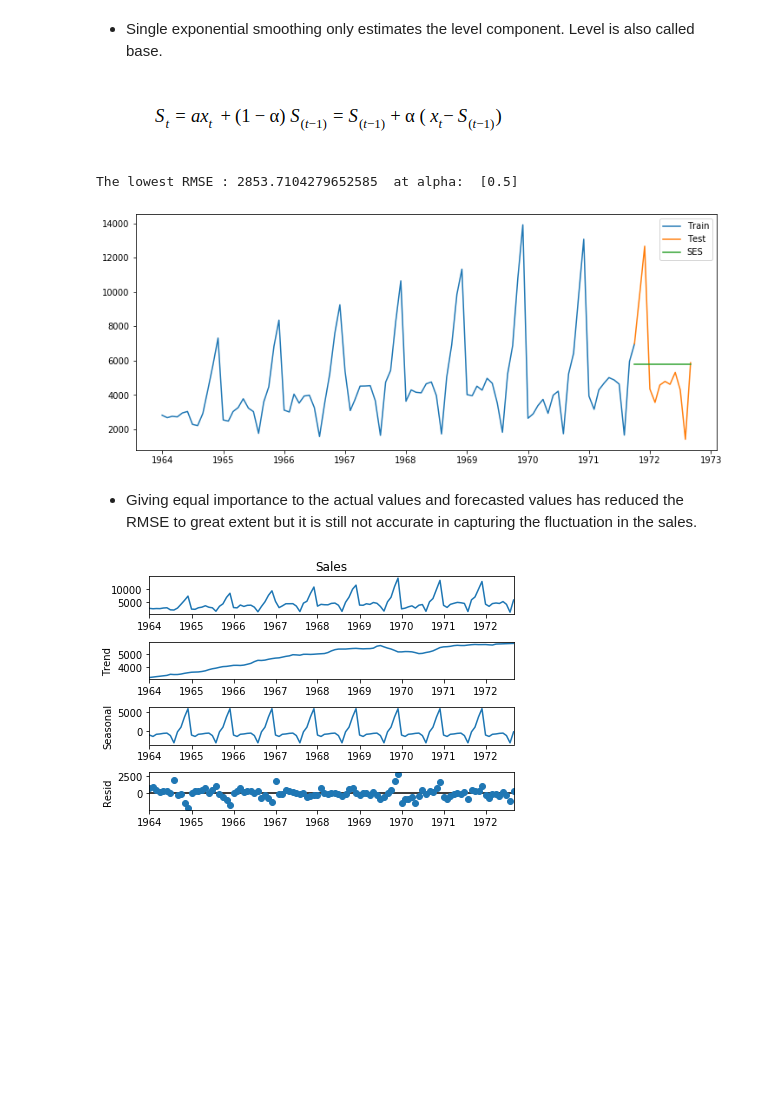
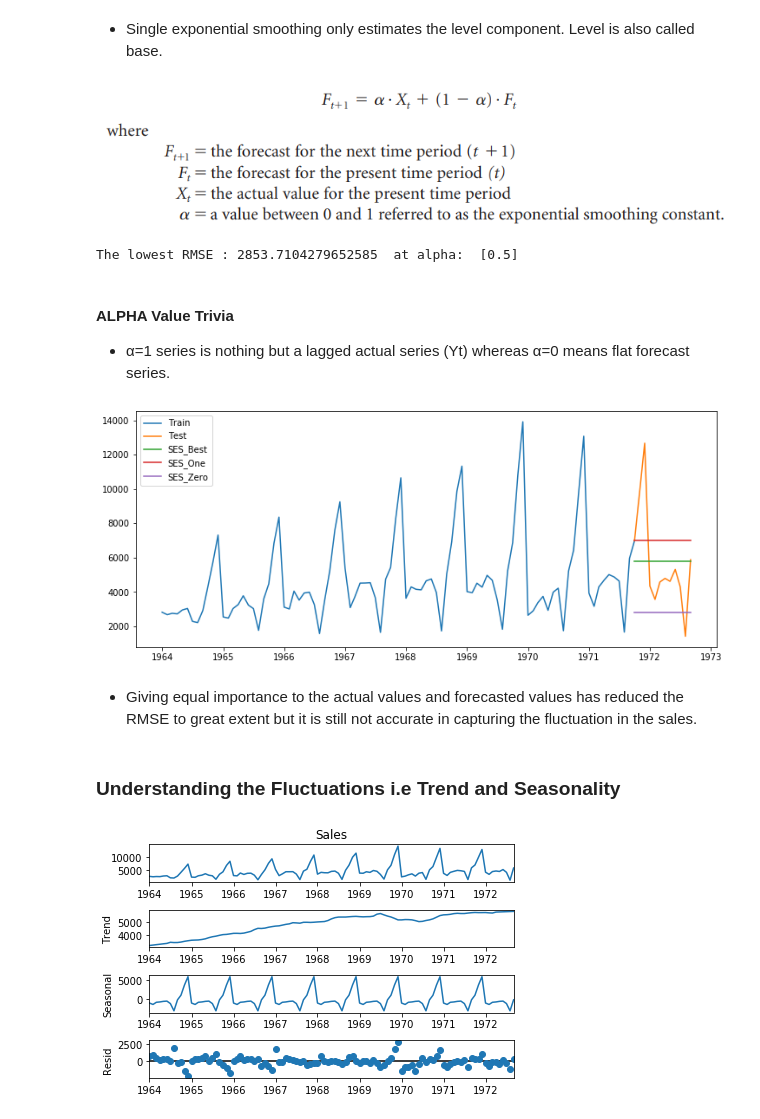
Before and after one commit to yashkanakia/Python, a Jupyter notebook: Time Series Analysis/Champagne_Sales_Forecasting/TimeSeries_ChampagneDataset.ipynb, the cells around one changed output. Saved outputs shown, nothing was run; the diff lists cells and outputs as text; code cells hidden in the pictures; blank space fills up the shorter version.

```diff
--- a/Time Series Analysis/Champagne_Sales_Forecasting/TimeSeries_ChampagneDataset.ipynb
+++ b/Time Series Analysis/Champagne_Sales_Forecasting/TimeSeries_ChampagneDataset.ipynb
@@ -206,7 +206,7 @@ test = df.loc['1971-10-01':]
 # %% [markdown]
 - Single exponential smoothing only estimates the level component. Level is also called base.
 # %% [markdown]
-![SES_formula.png](attachment:SES_formula.png-old)
+![SES_formula.png](attachment:SES_formula.png-new)
 # %%
 from statsmodels.tsa.api import ExponentialSmoothing, SimpleExpSmoothing, Holt
 y_hat_avg = test.copy()
@@ -227,20 +227,33 @@ best_alpha = [key for key in alpha_mse_values if alpha_mse_values[key] == RMSE]
 print("The lowest RMSE :",RMSE," at alpha: ",best_alpha)
 # %% [output]
 The lowest RMSE : 2853.7104279652585  at alpha:  [0.5]
+# %% [markdown]
+#### ALPHA Value Trivia
+- α=1 series is nothing but a lagged actual series (Yt) whereas α=0 means flat forecast series.
 # %%
 fit2 = SimpleExpSmoothing(np.asarray(train['Sales'])).fit(smoothing_level=0.5,optimized=False)
-y_hat_avg['SES'] = fit2.forecast(len(test))
+y_hat_avg['SES_Best'] = fit2.forecast(len(test))
+
+fit2 = SimpleExpSmoothing(np.asarray(train['Sales'])).fit(smoothing_level=1,optimized=False)
+y_hat_avg['SES_One'] = fit2.forecast(len(test))
+
+fit2 = SimpleExpSmoothing(np.asarray(train['Sales'])).fit(smoothing_level=0,optimized=False)
+y_hat_avg['SES_Zero'] = fit2.forecast(len(test))
 
 plt.figure(figsize=(12,5))
 plt.plot(train['Sales'], label='Train')
 plt.plot(test['Sales'], label='Test')
-plt.plot(y_hat_avg['SES'], label='SES')
+plt.plot(y_hat_avg['SES_Best'], label='SES_Best')
+plt.plot(y_hat_avg['SES_One'], label='SES_One')
+plt.plot(y_hat_avg['SES_Zero'], label='SES_Zero')
 plt.legend(loc='best')
 plt.show()
 # %% [output]
-[figure, old version]
+[figure, new version]
 # %% [markdown]
 - Giving equal importance to the actual values and forecasted values has reduced the RMSE to great extent but it is still not accurate in capturing the fluctuation in the sales.
+# %% [markdown]
+### Understanding the Fluctuations i.e Trend and Seasonality
 # %%
 from statsmodels.tsa.seasonal import seasonal_decompose
 from dateutil.parser import parse
```
Also changed, not shown: parts of 29 cells of this notebook, 1 other file.
